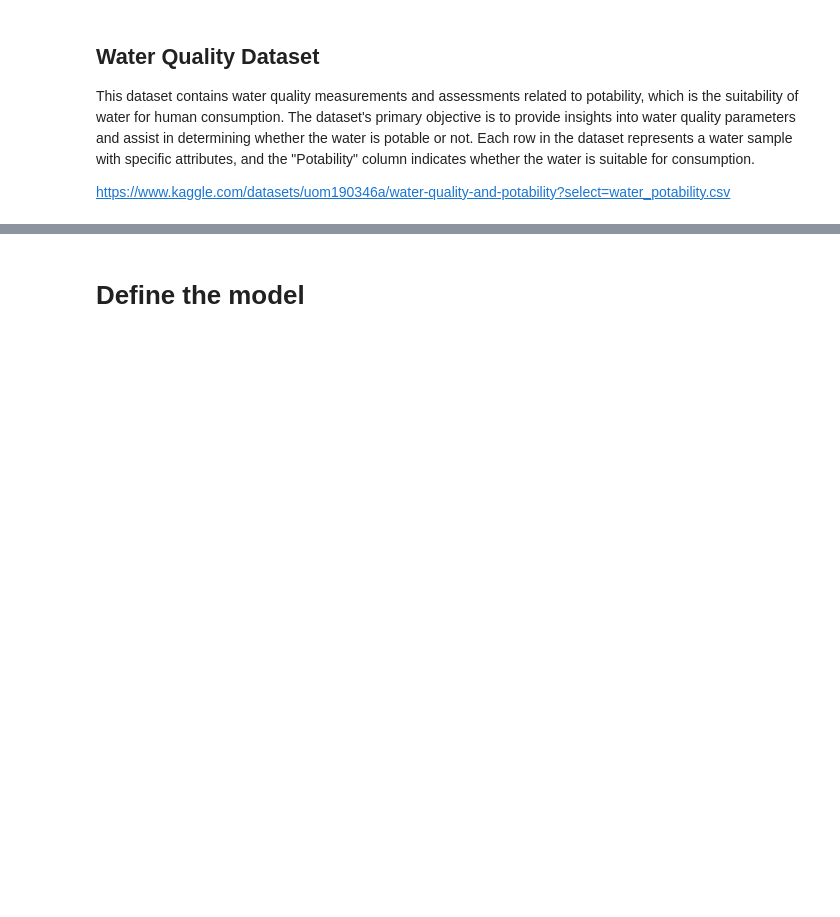
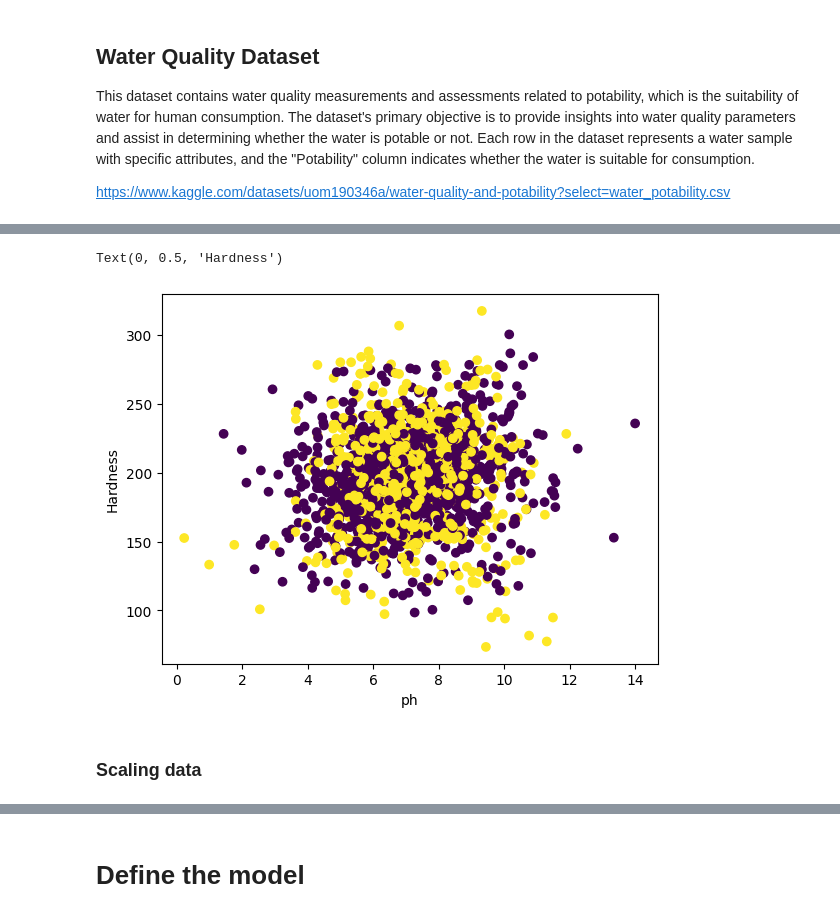
Before and after one commit to AristideI/water-quality-model, a Jupyter notebook: Regularization_Exercise_.ipynb, the cells around one changed output, grey strips where cells are left out. Saved outputs shown, nothing was run; the diff lists cells and outputs as text; code cells hidden in the pictures; blank space fills up the shorter version.

```diff
--- a/Regularization_Exercise_.ipynb
+++ b/Regularization_Exercise_.ipynb
@@ -55,0 +90,8 @@ print(testy.shape)
+# %%
+# Plot the values based on the potability => 0 or 1
+plt.scatter(df['ph'], df['Hardness'], c=df['Potability'])
+plt.xlabel('ph')
+plt.ylabel('Hardness')
+# %% [output]
+Text(0, 0.5, 'Hardness')
+[figure, added]
@@ -55,0 +101,2 @@ print(testy.shape)
+# %% [markdown]
+### Scaling data
```
Also changed, not shown: parts of 19 cells of this notebook, 1 other file.
